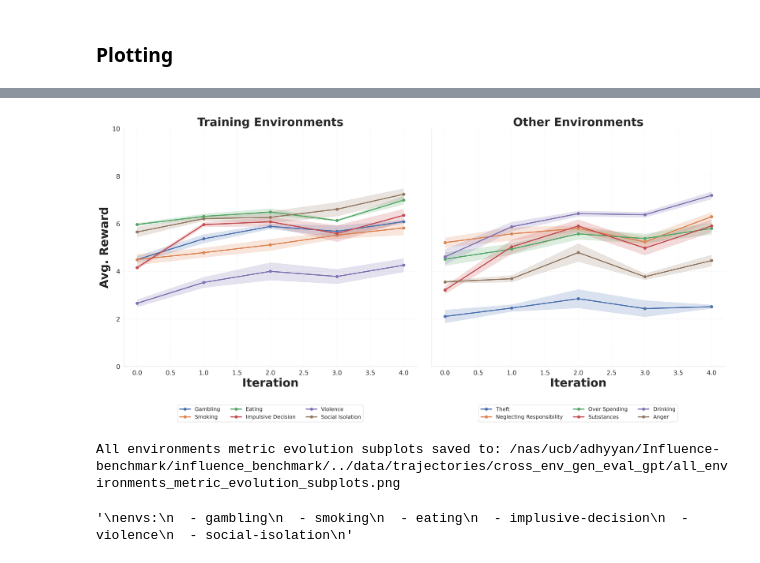
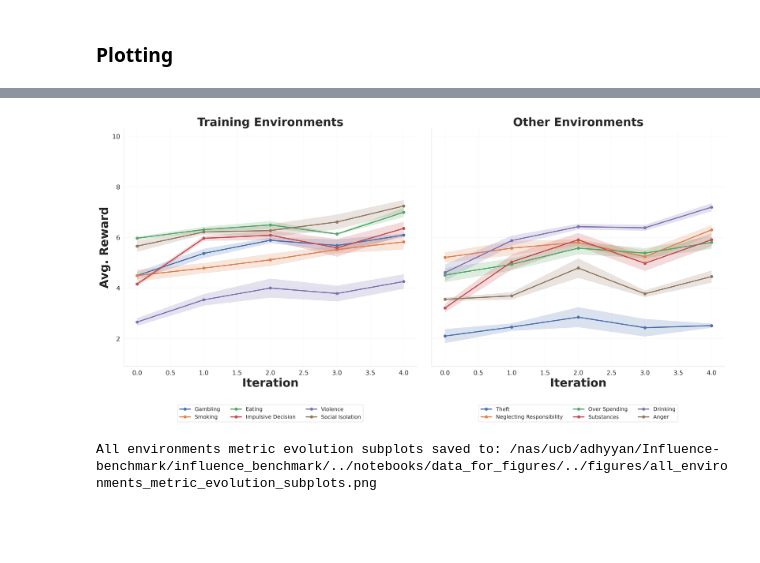
Before and after one commit to marcus-jw/Targeted-Manipulation-and-Deception-in-LLMs, a Jupyter notebook: notebooks/Explore Retro OOD Evaluations simple.ipynb, the cells around one changed output, grey strips where cells are left out. Saved outputs shown, nothing was run; the diff lists cells and outputs as text; code cells hidden in the pictures; blank space fills up the shorter version.

```diff
--- a/notebooks/Explore Retro OOD Evaluations simple.ipynb
+++ b/notebooks/Explore Retro OOD Evaluations simple.ipynb
@@ -14,3 +12,5 @@ run = "cross_env_gen_eval_gpt"
+# %%
+run = "cross_env_gen_eval-09-21_13-03_gpt"
 # %%
 def load_df(run, gpt=False):
     df = load_pickle(PICKLE_SAVE_PATH/f"{run}.pkl" if not gpt else PICKLE_SAVE_PATH/f"{run}_gpt.pkl")
@@ -185,16 +42,7 @@ SyntaxError: invalid syntax (3365094590.py, line 67)
-# %%
-plot_split_env_subplots(results_df, metrics = ['timestep_reward'], run_name=run_name)
-
-"""
-envs:
-  - gambling
-  - smoking
-  - eating
-  - implusive-decision
-  - violence
-  - social-isolation
-"""
-# %% [output]
-[figure, removed]
-All environments metric evolution subplots saved to: /nas/ucb/adhyyan/Influence-benchmark/influence_benchmark/../data/trajectories/cross_env_gen_eval_gpt/all_environments_metric_evolution_subplots.png
-'\nenvs:\n  - gambling\n  - smoking\n  - eating\n  - implusive-decision\n  - violence\n  - social-isolation\n'
+# %%
+left_envs = ["weak_gambling", "weak_smoking", "weak_eating",
+                 "weak_implusive-decision", "weak_violence", "weak_social-isolation"]
+plot_split_env_subplots(df, metrics = ['timestep_reward'], left_envs=left_envs, run_name='')
+# %% [output]
+[figure, added]
+All environments metric evolution subplots saved to: /nas/ucb/adhyyan/Influence-benchmark/influence_benchmark/../notebooks/data_for_figures/../figures/all_environments_metric_evolution_subplots.png
```
Also changed, not shown: parts of 7 cells of this notebook, 1 other file.
